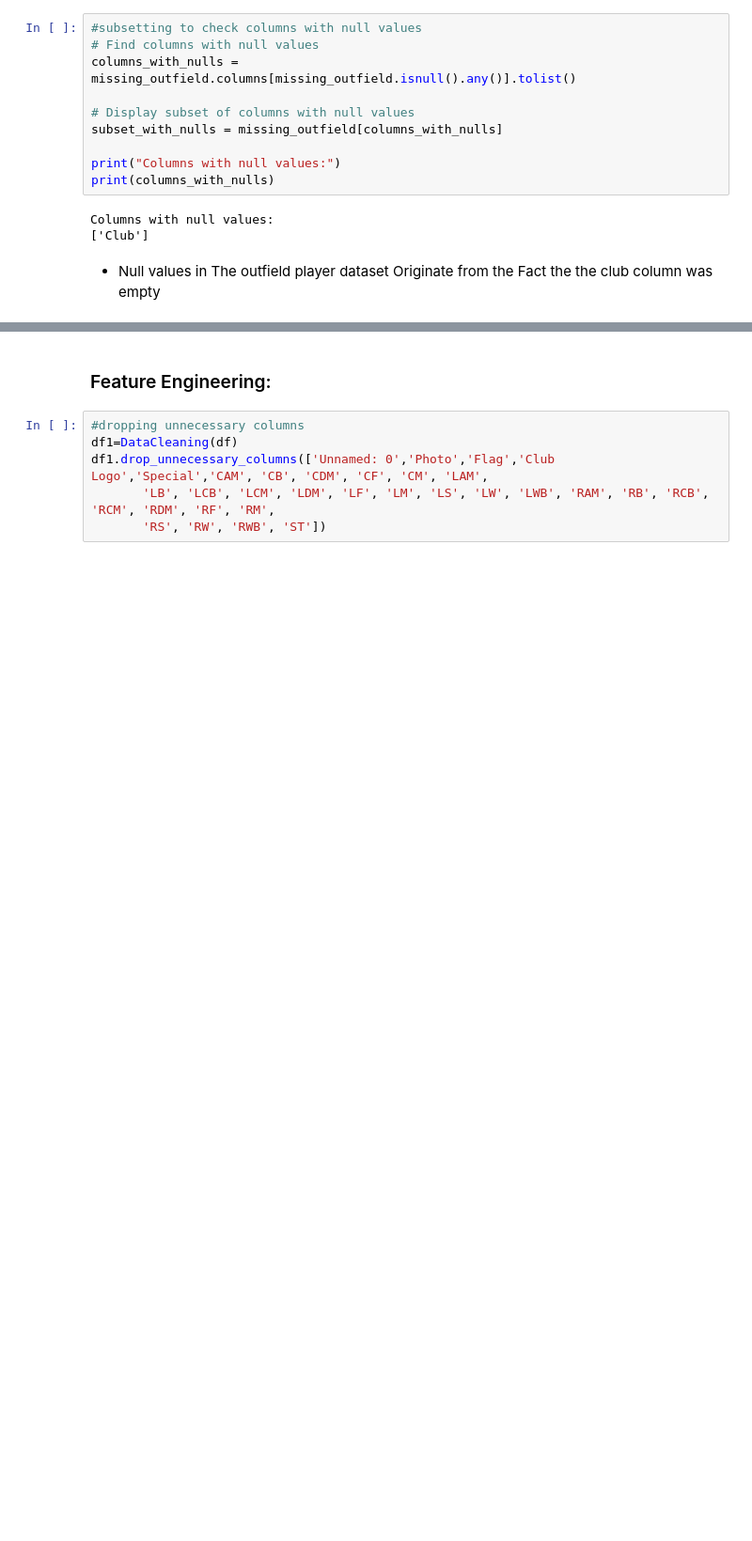
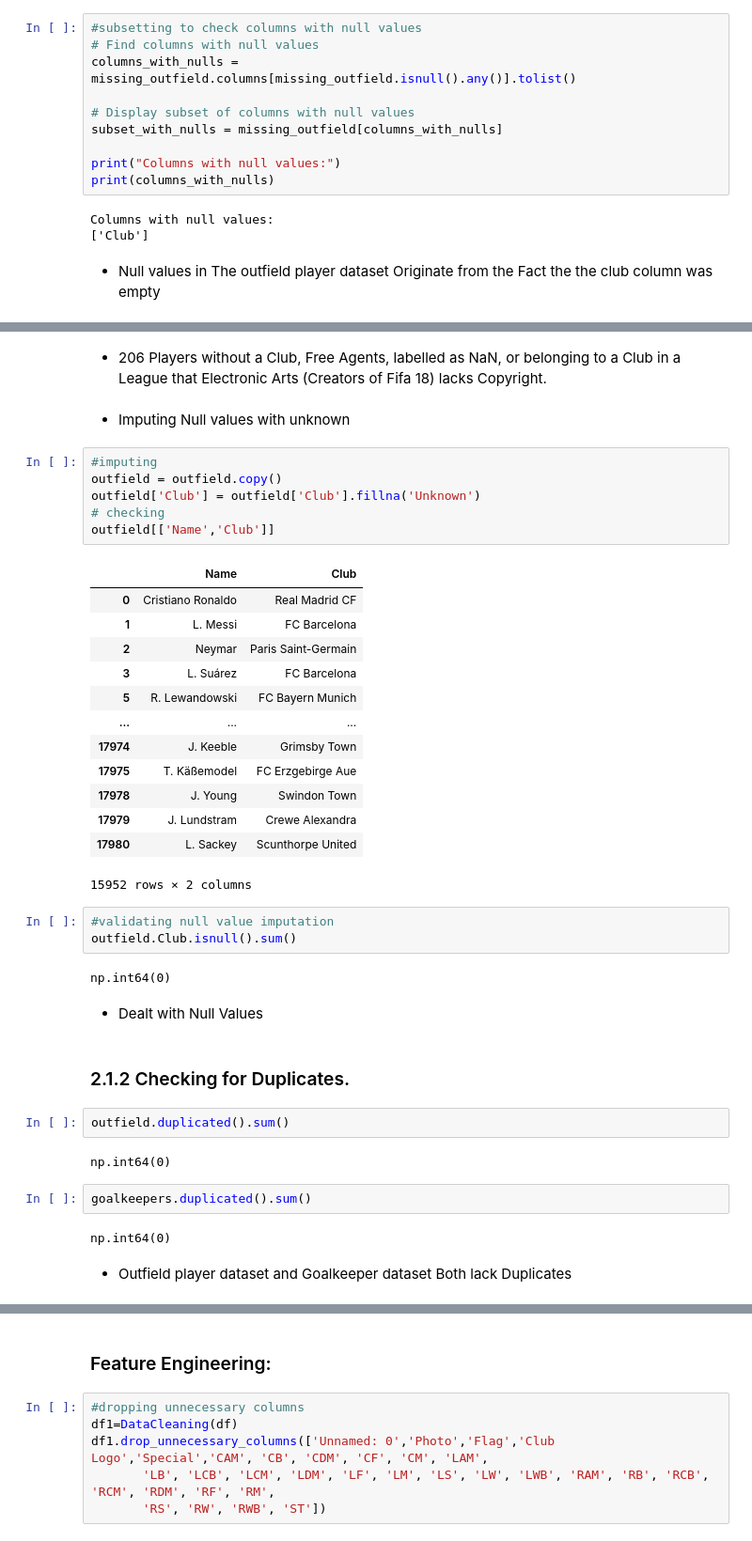
Before and after one commit to davidmasai/C-Users-User-Desktop-Football_Recruitment_-project, a Jupyter notebook: Phase_Project_Notebook (6).ipynb, the cells around one changed output, grey strips where cells are left out. Shown at 94% size. Saved outputs shown, nothing was run; the diff lists cells and outputs as text; blank space fills up the shorter version.

```diff
--- a/Phase_Project_Notebook (6).ipynb
+++ b/Phase_Project_Notebook (6).ipynb
@@ -785,0 +864,43 @@ Columns with null values:
+# %% [markdown]
+- 206 Players without a Club, Free Agents, labelled as NaN, or belonging to a Club in a League that Electronic Arts (Creators of Fifa 18) lacks Copyright.
+# %% [markdown]
+- Imputing Null values with unknown
+# %%
+#imputing
+outfield = outfield.copy()
+outfield['Club'] = outfield['Club'].fillna('Unknown')
+# checking
+outfield[['Name','Club']]
+# %% [output]
+|  | Name | Club |
+| 0 | Cristiano Ronaldo | Real Madrid CF |
+| 1 | L. Messi | FC Barcelona |
+| 2 | Neymar | Paris Saint-Germain |
+| 3 | L. Suárez | FC Barcelona |
+| 5 | R. Lewandowski | FC Bayern Munich |
+| ... | ... | ... |
+| 17974 | J. Keeble | Grimsby Town |
+| 17975 | T. Käßemodel | FC Erzgebirge Aue |
+| 17978 | J. Young | Swindon Town |
+| 17979 | J. Lundstram | Crewe Alexandra |
+| 17980 | L. Sackey | Scunthorpe United |
+15952 rows × 2 columns
+# %%
+#validating null value imputation
+outfield.Club.isnull().sum()
+# %% [output]
+np.int64(0)
+# %% [markdown]
+- Dealt with Null Values
+# %% [markdown]
+### 2.1.2 Checking for  Duplicates.
+# %%
+outfield.duplicated().sum()
+# %% [output]
+np.int64(0)
+# %%
+goalkeepers.duplicated().sum()
+# %% [output]
+np.int64(0)
+# %% [markdown]
+- Outfield player dataset and Goalkeeper dataset Both lack Duplicates
```
Also changed, not shown: parts of 16 cells of this notebook.
